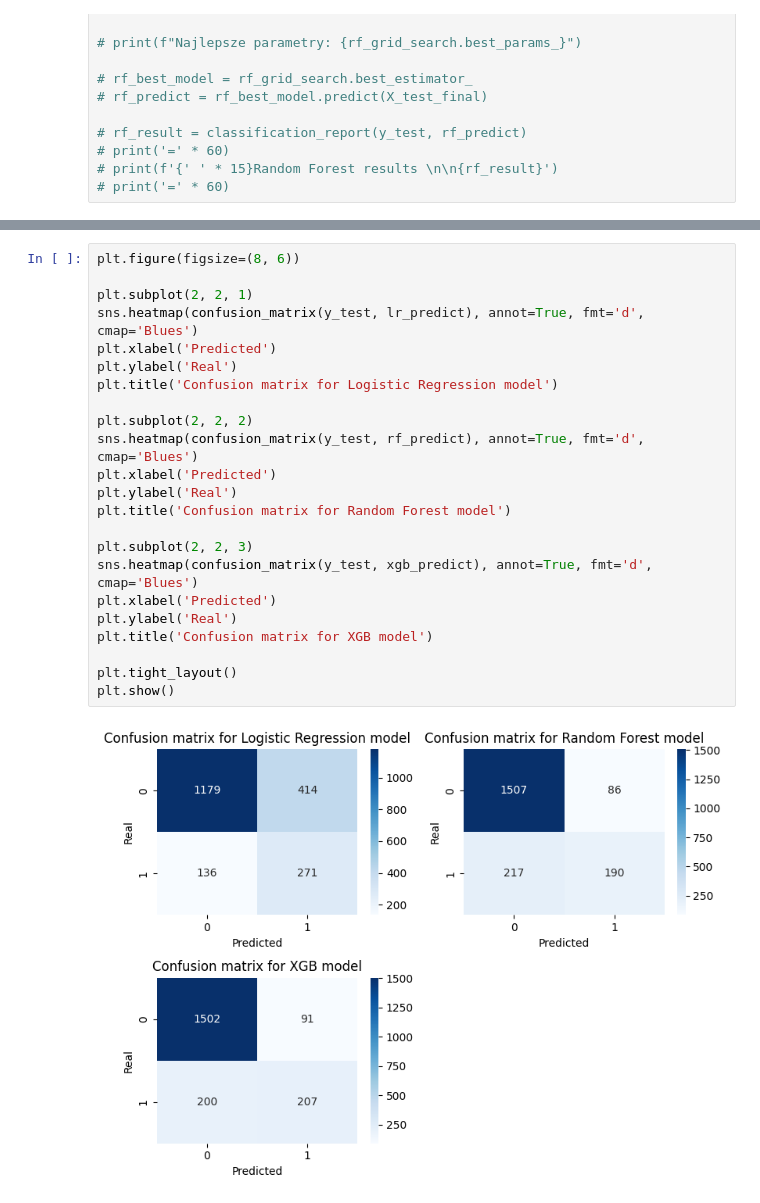
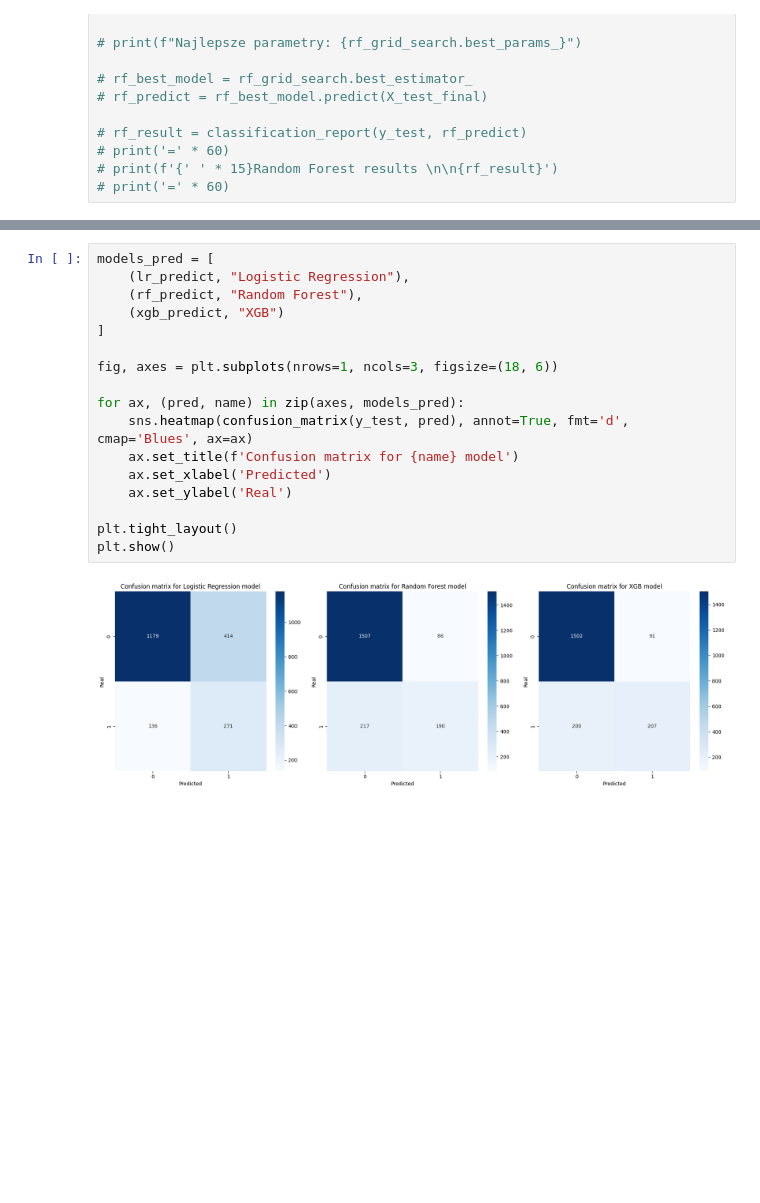
Before and after one commit to Mr-TwisT/Customer-Churn-Predictor, a Jupyter notebook: customer-churn-predictor.ipynb, the cells around one changed output, grey strips where cells are left out. Cells and saved outputs as stored; diff of their text form; blank space fills up the shorter version.

```diff
--- a/customer-churn-predictor.ipynb
+++ b/customer-churn-predictor.ipynb
@@ -287,25 +290,19 @@ weighted avg       0.84      0.85      0.85      2000
 # %%
-plt.figure(figsize=(8, 6))
+models_pred = [
+    (lr_predict, "Logistic Regression"),
+    (rf_predict, "Random Forest"),
+    (xgb_predict, "XGB")
+]
 
-plt.subplot(2, 2, 1)
-sns.heatmap(confusion_matrix(y_test, lr_predict), annot=True, fmt='d', cmap='Blues')
-plt.xlabel('Predicted')
-plt.ylabel('Real')
-plt.title('Confusion matrix for Logistic Regression model')
+fig, axes = plt.subplots(nrows=1, ncols=3, figsize=(18, 6))
 
-plt.subplot(2, 2, 2)
-sns.heatmap(confusion_matrix(y_test, rf_predict), annot=True, fmt='d', cmap='Blues')
-plt.xlabel('Predicted')
-plt.ylabel('Real')
-plt.title('Confusion matrix for Random Forest model')
-
-plt.subplot(2, 2, 3)
-sns.heatmap(confusion_matrix(y_test, xgb_predict), annot=True, fmt='d', cmap='Blues')
-plt.xlabel('Predicted')
-plt.ylabel('Real')
-plt.title('Confusion matrix for XGB model')
+for ax, (pred, name) in zip(axes, models_pred):
+    sns.heatmap(confusion_matrix(y_test, pred), annot=True, fmt='d', cmap='Blues', ax=ax)
+    ax.set_title(f'Confusion matrix for {name} model')
+    ax.set_xlabel('Predicted')
+    ax.set_ylabel('Real')
 
 plt.tight_layout()
 plt.show()
 # %% [output]
-[figure, old version]
+[figure, new version]
```
Also changed, not shown: parts of 8 cells of this notebook.
